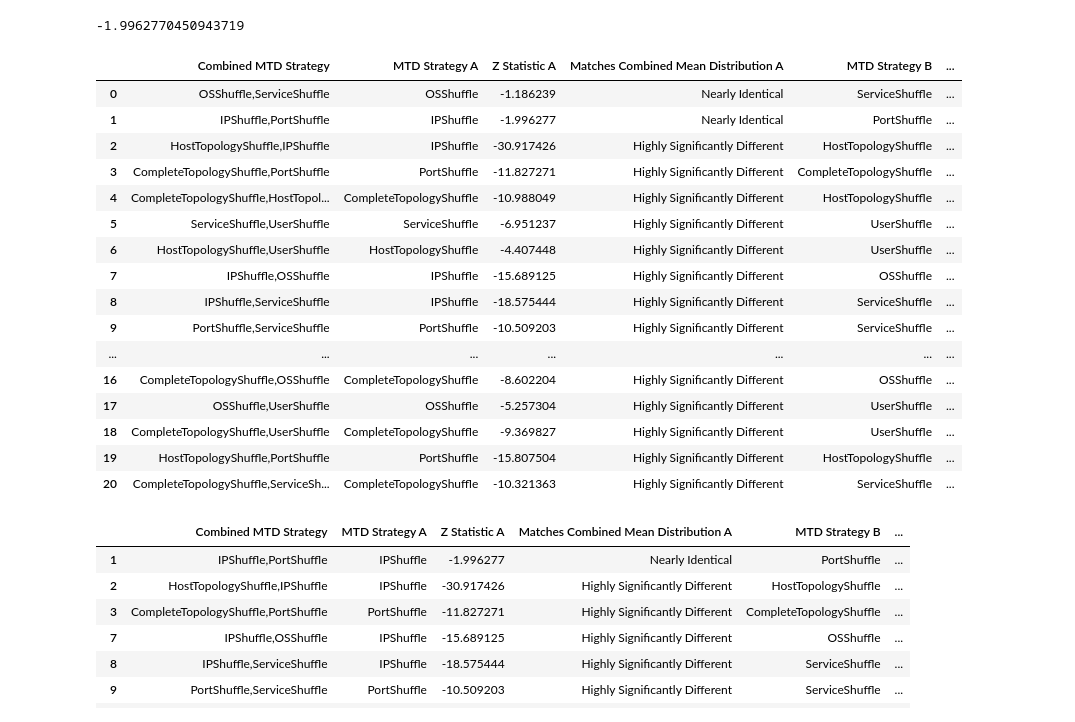
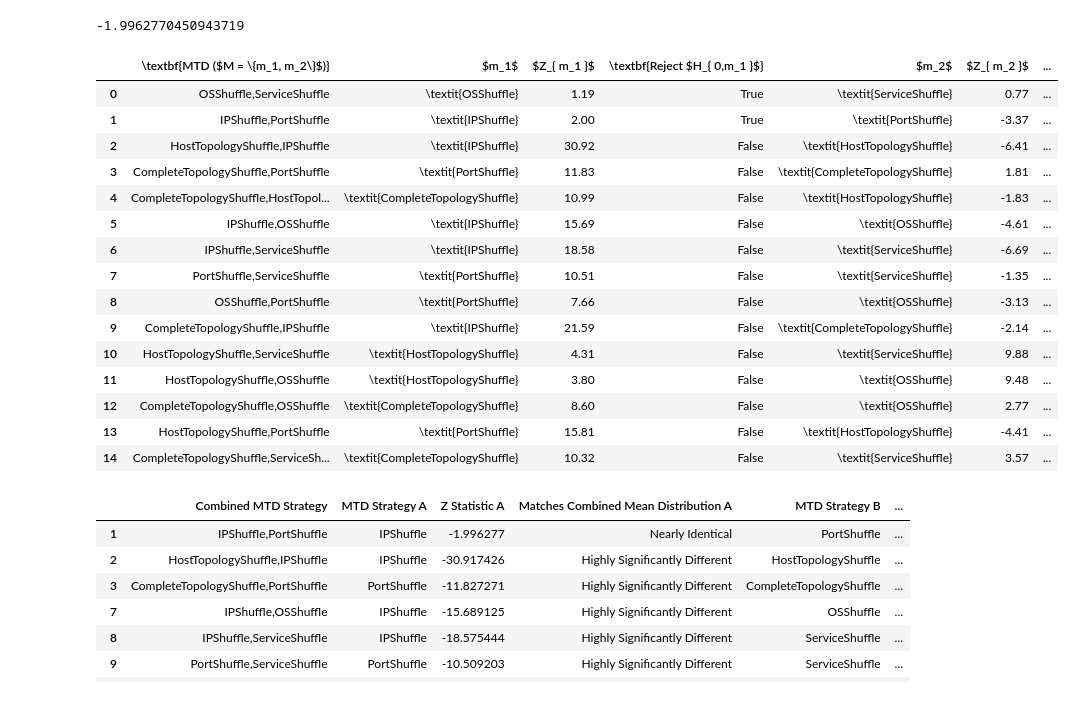
Before and after one commit to yuanyuan2000/MTDGame, a Jupyter notebook: research-analysis/analysis.ipynb, the cells around one changed output. Saved outputs shown, nothing was run; the diff lists cells and outputs as text; code cells hidden in the pictures.

```diff
--- a/research-analysis/analysis.ipynb
+++ b/research-analysis/analysis.ipynb
@@ -546,6 +546,8 @@ def matches_distribution_z_statistc(z_value):
     return "Highly Significantly Different"
 
 def get_z_test_table(df, combine_size=2):
+    mtd_labels = ["m_1", "m_2", "m_3"]
+
     mtd_types = df["Simulation Type"].unique()
 
     combine_mtd_types = [
@@ -564,47 +566,53 @@ def get_z_test_table(df, combine_size=2):
         return x
 
     for mtd_type in combine_mtd_types:
+        if "UserShuffle" in mtd_type:
+            continue
         used_mtds = sorted(mtd_type.split(","), key=sort_fn)
 
         most_likely_mtd = ""
         most_likely_mtd_z_statistic = 1 << 10
 
         mtd_dict = {
-            "Combined MTD Strategy" : mtd_type
+            "\\textbf{MTD ($M = \{"+ ", ".join([mtd_labels[i] for i in range(combine_size)]) +"\}$)}" : mtd_type
         }
 
         for index, used_mtd in enumerate(used_mtds):
-            z_value = z_test_mean_internal_compromised(df, used_mtd, mtd_type)
-            significance = matches_distribution_z_statistc(z_value)
-            label = string.ascii_uppercase[index]
+            z_value = z_test_mean_internal_compromised(df, mtd_type, used_mtd)
+
+            label = mtd_labels[index]
+            if np.absolute(z_value) < most_likely_mtd_z_statistic:
+                most_likely_mtd_z_statistic = np.absolute(z_value)
+                most_likely_mtd = used_mtd
             mtd_dict = {
                 **mtd_dict,
-                "MTD Strategy {}".format(label) : used_mtd,
-                "Z Statistic {}".format(label) : z_value,
-                "Matches Combined Mean Distribution {}".format(label) : significance
+                "${}$".format(label) : "\\textit{" + used_mtd + "}",
+                "$Z_{{ {} }}$".format(label) : z_value,
+                "\\textbf{Reject $H_{ 0,"+ label +" }$}" : z_value < 2.576 and z_value > -2.576
             }
 
+        mtd_dict["Closest Matching MTD"] = "\\textbf{\\textit{" + most_likely_mtd + "}}"
         z_table_dict.append(mtd_dict)
 
     return pd.DataFrame(z_table_dict)
 # %%
 z_combine2_table = get_z_test_table(combination2_results)
+z_combine2_table = z_combine2_table.round(decimals=2)
 z_combine2_table
 # %% [output]
-|  | Combined MTD Strategy | MTD Strategy A | Z Statistic A | Matches Combined Mean Distribution A | MTD Strategy B | ... |
-| 0 | OSShuffle,ServiceShuffle | OSShuffle | -1.186239 | Nearly Identical | ServiceShuffle | ... |
-| 1 | IPShuffle,PortShuffle | IPShuffle | -1.996277 | Nearly Identical | PortShuffle | ... |
-| 2 | HostTopologyShuffle,IPShuffle | IPShuffle | -30.917426 | Highly Significantly Different | HostTopologyShuffle | ... |
-| 3 | CompleteTopologyShuffle,PortShuffle | PortShuffle | -11.827271 | Highly Significantly Different | CompleteTopologyShuffle | ... |
-| 4 | CompleteTopologyShuffle,HostTopol... | CompleteTopologyShuffle | -10.988049 | Highly Significantly Different | HostTopologyShuffle | ... |
-| 5 | ServiceShuffle,UserShuffle | ServiceShuffle | -6.951237 | Highly Significantly Different | UserShuffle | ... |
-| 6 | HostTopologyShuffle,UserShuffle | HostTopologyShuffle | -4.407448 | Highly Significantly Different | UserShuffle | ... |
-| 7 | IPShuffle,OSShuffle | IPShuffle | -15.689125 | Highly Significantly Different | OSShuffle | ... |
-| 8 | IPShuffle,ServiceShuffle | IPShuffle | -18.575444 | Highly Significantly Different | ServiceShuffle | ... |
-| 9 | PortShuffle,ServiceShuffle | PortShuffle | -10.509203 | Highly Significantly Different | ServiceShuffle | ... |
-| ... | ... | ... | ... | ... | ... | ... |
-| 16 | CompleteTopologyShuffle,OSShuffle | CompleteTopologyShuffle | -8.602204 | Highly Significantly Different | OSShuffle | ... |
-| 17 | OSShuffle,UserShuffle | OSShuffle | -5.257304 | Highly Significantly Different | UserShuffle | ... |
-| 18 | CompleteTopologyShuffle,UserShuffle | CompleteTopologyShuffle | -9.369827 | Highly Significantly Different | UserShuffle | ... |
-| 19 | HostTopologyShuffle,PortShuffle | PortShuffle | -15.807504 | Highly Significantly Different | HostTopologyShuffle | ... |
-| 20 | CompleteTopologyShuffle,ServiceSh... | CompleteTopologyShuffle | -10.321363 | Highly Significantly Different | ServiceShuffle | ... |
+|  | \textbf{MTD ($M = \{m_1, m_2\}$)} | $m_1$ | $Z_{ m_1 }$ | \textbf{Reject $H_{ 0,m_1 }$} | $m_2$ | $Z_{ m_2 }$ | ... |
+| 0 | OSShuffle,ServiceShuffle | \textit{OSShuffle} | 1.19 | True | \textit{ServiceShuffle} | 0.77 | ... |
+| 1 | IPShuffle,PortShuffle | \textit{IPShuffle} | 2.00 | True | \textit{PortShuffle} | -3.37 | ... |
+| 2 | HostTopologyShuffle,IPShuffle | \textit{IPShuffle} | 30.92 | False | \textit{HostTopologyShuffle} | -6.41 | ... |
+| 3 | CompleteTopologyShuffle,PortShuffle | \textit{PortShuffle} | 11.83 | False | \textit{CompleteTopologyShuffle} | 1.81 | ... |
+| 4 | CompleteTopologyShuffle,HostTopol... | \textit{CompleteTopologyShuffle} | 10.99 | False | \textit{HostTopologyShuffle} | -1.83 | ... |
+| 5 | IPShuffle,OSShuffle | \textit{IPShuffle} | 15.69 | False | \textit{OSShuffle} | -4.61 | ... |
+| 6 | IPShuffle,ServiceShuffle | \textit{IPShuffle} | 18.58 | False | \textit{ServiceShuffle} | -6.69 | ... |
+| 7 | PortShuffle,ServiceShuffle | \textit{PortShuffle} | 10.51 | False | \textit{ServiceShuffle} | -1.35 | ... |
+| 8 | OSShuffle,PortShuffle | \textit{PortShuffle} | 7.66 | False | \textit{OSShuffle} | -3.13 | ... |
+| 9 | CompleteTopologyShuffle,IPShuffle | \textit{IPShuffle} | 21.59 | False | \textit{CompleteTopologyShuffle} | -2.14 | ... |
+| 10 | HostTopologyShuffle,ServiceShuffle | \textit{HostTopologyShuffle} | 4.31 | False | \textit{ServiceShuffle} | 9.88 | ... |
+| 11 | HostTopologyShuffle,OSShuffle | \textit{HostTopologyShuffle} | 3.80 | False | \textit{OSShuffle} | 9.48 | ... |
+| 12 | CompleteTopologyShuffle,OSShuffle | \textit{CompleteTopologyShuffle} | 8.60 | False | \textit{OSShuffle} | 2.77 | ... |
+| 13 | HostTopologyShuffle,PortShuffle | \textit{PortShuffle} | 15.81 | False | \textit{HostTopologyShuffle} | -4.41 | ... |
+| 14 | CompleteTopologyShuffle,ServiceSh... | \textit{CompleteTopologyShuffle} | 10.32 | False | \textit{ServiceShuffle} | 3.57 | ... |
```
Also changed, not shown: parts of 20 cells of this notebook, 13 other files.
